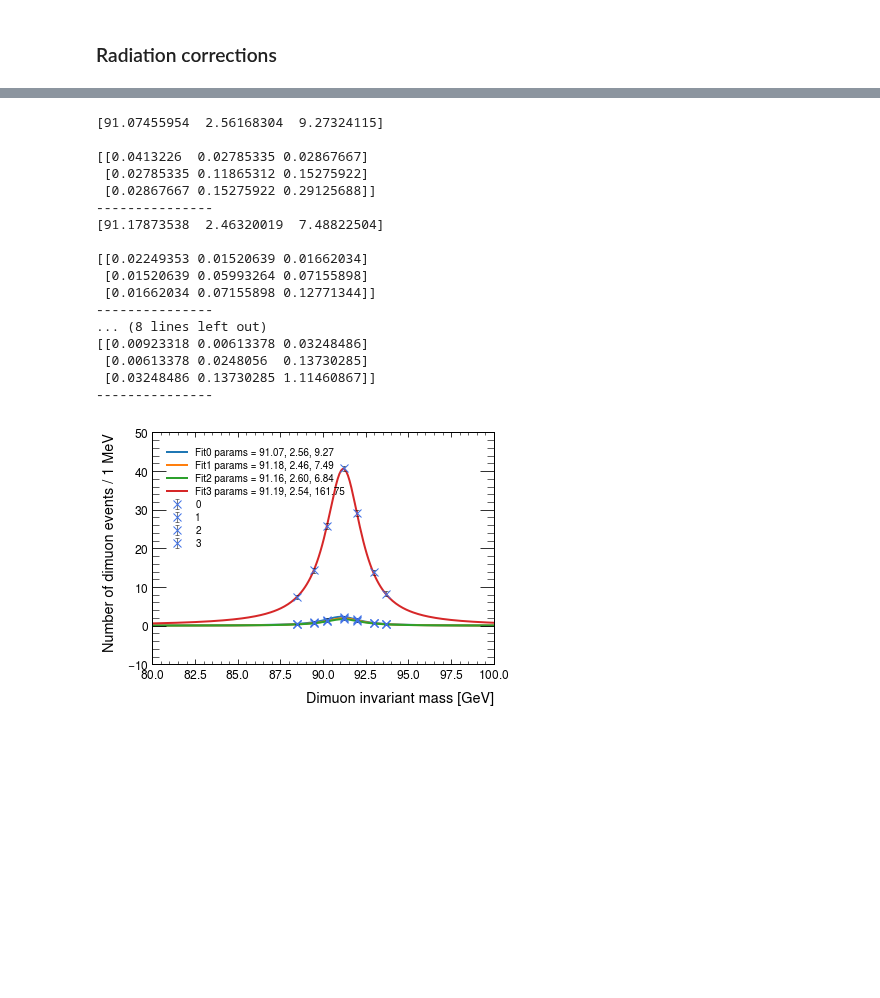
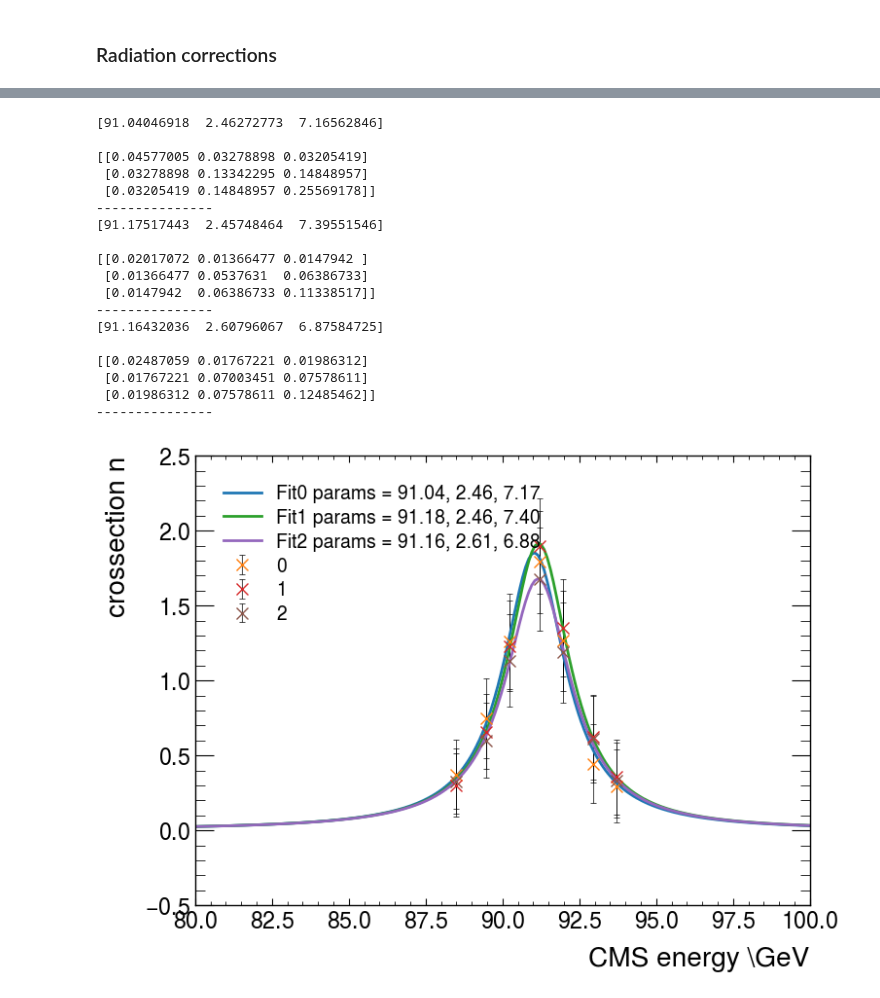
Before and after one commit to josepretel/z0-precisionmeasurement, a Jupyter notebook: Opal_Data_ana.ipynb, the cells around one changed output, grey strips where cells are left out. Drawn from its saved outputs; the diff is of its cells as text; code cells hidden in the pictures; blank space fills up the shorter version.

```diff
--- a/Opal_Data_ana.ipynb
+++ b/Opal_Data_ana.ipynb
@@ -139,7 +139,7 @@ def classify_event_in_4CH(Ncharged, Pcharged, E_ecal, E_hcal, cos_thet):
             elif (E_ecal[i] >= 60): # electron s channel cut
                 PI[i] = "ee"
                 ee += 1
-            elif (70<=Pcharged[i] <= 110):
+            elif (70<=Pcharged[i] <= 110) & (E_ecal[i] < 20):
                 PI[i] = "mm"
                 mm += 1
             elif (Pcharged[i] < 10) & (E_ecal[i] < 10):
@@ -365,0 +403,33 @@ plt.legend()
+# %%
+def relativistic_breit_wigner(x, resonance_mass, width, normalization):
+    gamma = np.sqrt(resonance_mass ** 2 * (resonance_mass ** 2 + width ** 2))
+    k = 2.0 * np.sqrt(2) * resonance_mass * width * gamma / (np.pi * np.sqrt(resonance_mass ** 2 + gamma))
+    return normalization * k / ((x ** 2 - resonance_mass ** 2) ** 2 + resonance_mass ** 2 * width ** 2)
+
+MZarray = np.zeros(4)
+MZarray_err = np.zeros(4)
+widtharray = np.zeros(4)
+widtharray_err = np.zeros(4)
+crossectionmax = np.zeros(4)
+crossectionmax_err = np.zeros(4)
+
+for i in range(0,4,1):
+    popt, pcov = curve_fit(relativistic_breit_wigner, meanenergy,Sigma[:,i], sigma = Sigma_err[:,i], p0=[90, 10, 30], maxfev = 8000)
+    x = np.linspace(80, 100, 200)
+    y = relativistic_breit_wigner(x, *popt)
+    plt.plot(x, y, label=f'Fit{i} params = {popt[0]:.2f}, {popt[1]:.2f}, {popt[2]:.2f}')
+    plt.errorbar(meanenergy,Sigma[:,i], yerr=Sigma_err[:,i] ,marker ='x', ls= '', ms = 8, capsize=2, capthick=0.5,ecolor='black', elinewidth=0.5, label=f'{i}')
+    print(popt)
+    print()
+    print(np.sqrt(pcov))
+    print('---------------')
+    MZarray[i] = popt[0]
+    widtharray[i] =  popt[1]
+    crossectionmax[i] = max(y)
+    MZarray_err[i] = np.sqrt(pcov[0][0])
+    widtharray_err[i] =  np.sqrt(pcov[1][1])
+    crossectionmax[i] = max(y)
+plt.xlabel('CMS energy \GeV')
+plt.ylabel('crossection\bn')
+plt.legend()
+plt.show()
@@ -366,39 +455,41 @@ plt.legend()
 # %%
 def relativistic_breit_wigner(x, resonance_mass, width, normalization):
     gamma = np.sqrt(resonance_mass ** 2 * (resonance_mass ** 2 + width ** 2))
     k = 2.0 * np.sqrt(2) * resonance_mass * width * gamma / (np.pi * np.sqrt(resonance_mass ** 2 + gamma))
     return normalization * k / ((x ** 2 - resonance_mass ** 2) ** 2 + resonance_mass ** 2 * width ** 2)
 
-for i in range(0,4,1):
+
+for i in range(0,3,1):
     popt, pcov = curve_fit(relativistic_breit_wigner, meanenergy,Sigma[:,i], sigma = Sigma_err[:,i], p0=[90, 10, 30], maxfev = 8000)
     x = np.linspace(80, 100, 200)
     y = relativistic_breit_wigner(x, *popt)
     plt.plot(x, y, label=f'Fit{i} params = {popt[0]:.2f}, {popt[1]:.2f}, {popt[2]:.2f}')
-    plt.errorbar(meanenergy,Sigma[:,i], yerr=Sigma_err[:,i] ,marker ='x', ls= '', ms = 8, capsize=2, capthick=0.5,ecolor='black', elinewidth=0.5, color ="#3e70e6",label=f'{i}')
+    plt.errorbar(meanenergy,Sigma[:,i], yerr=Sigma_err[:,i] ,marker ='x', ls= '', ms = 8, capsize=2, capthick=0.5,ecolor='black', elinewidth=0.5, label=f'{i}')
     print(popt)
     print()
     print(np.sqrt(pcov))
     print('---------------')
-plt.xlabel('Dimuon invariant mass [GeV]')
-plt.ylabel('Number of dimuon events / 1 MeV')
+plt.xlabel('CMS energy \GeV')
+plt.ylabel('crossection\bn')
 plt.legend()
 plt.show()
 # %% [output]
-[91.07455954  2.56168304  9.27324115]
+[91.04046918  2.46272773  7.16562846]
 
-[[0.0413226  0.02785335 0.02867667]
- [0.02785335 0.11865312 0.15275922]
- [0.02867667 0.15275922 0.29125688]]
+[[0.04577005 0.03278898 0.03205419]
+ [0.03278898 0.13342295 0.14848957]
+ [0.03205419 0.14848957 0.25569178]]
 ---------------
-[91.17873538  2.46320019  7.48822504]
+[91.17517443  2.45748464  7.39551546]
 
-[[0.02249353 0.01520639 0.01662034]
- [0.01520639 0.05993264 0.07155898]
- [0.01662034 0.07155898 0.12771344]]
+[[0.02017072 0.01366477 0.0147942 ]
+ [0.01366477 0.0537631  0.06386733]
+ [0.0147942  0.06386733 0.11338517]]
 ---------------
-... (8 lines left out)
-[[0.00923318 0.00613378 0.03248486]
- [0.00613378 0.0248056  0.13730285]
- [0.03248486 0.13730285 1.11460867]]
+[91.16432036  2.60796067  6.87584725]
+
+[[0.02487059 0.01767221 0.01986312]
+ [0.01767221 0.07003451 0.07578611]
+ [0.01986312 0.07578611 0.12485462]]
 ---------------
-[figure, old version]
+[figure, new version]
```
Also changed, not shown: parts of 15 cells of this notebook, 1 other file.
